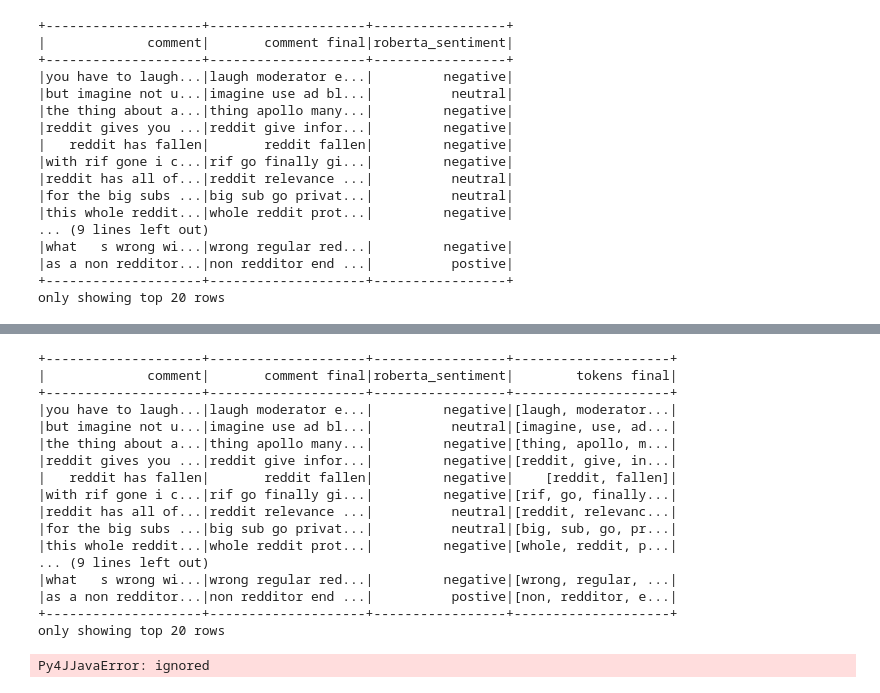
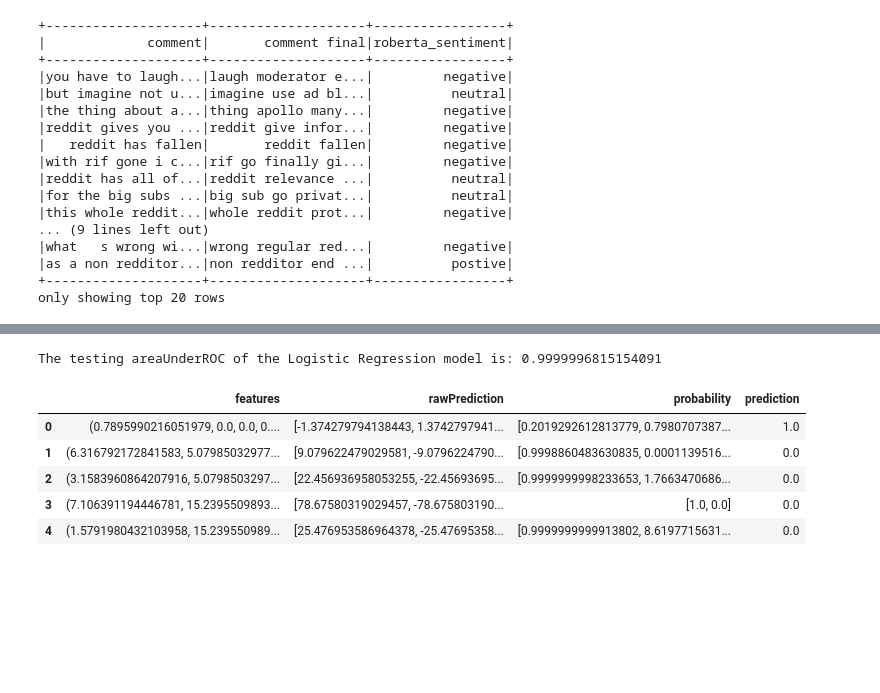
Before and after one commit to WilliamLu1999/Data-ML-Projects, a Jupyter notebook: reddit_api_sentiment_analysis_spark.ipynb, the cells around one changed output, grey strips where cells are left out. Drawn from its saved outputs; the diff is of its cells as text; code cells hidden in the pictures; blank space fills up the shorter version.

Commit message:
sentiment analysis, statistical tests, text classification

```diff
--- a/reddit_api_sentiment_analysis_spark.ipynb
+++ b/reddit_api_sentiment_analysis_spark.ipynb
@@ -887,0 +965,6 @@ rc_sentiment_spark.select([func.count(func.when(func.isnan(c),c)).alias(c) for c
+# %%
+from pyspark.ml.feature import IDF
+idf = IDF(inputCol="vectors", outputCol="features")
+idfModel = idf.fit(rc_sentiment_spark_vectors)
+rescaledData = idfModel.transform(rc_sentiment_spark_vectors)
+rescaledData.select("label", "features").show()
@@ -887,0 +991,5 @@ rc_sentiment_spark.select([func.count(func.when(func.isnan(c),c)).alias(c) for c
+# %%
+df_final = rescaledData.select("label", "features")
+seed = 42  # set seed for reproducibility
+train, test = df_final.randomSplit([0.7,0.3],seed)
+train.groupby("label").count().show()
@@ -888 +1009,8 @@ rc_sentiment_spark.select([func.count(func.when(func.isnan(c),c)).alias(c) for c
+# %%
+from pyspark.ml.classification import LogisticRegression
+lr = LogisticRegression(labelCol = "label", featuresCol = "features",maxIter = 10)
+model = lr.fit(train)
+# %%
+test_raw = test.select(['features'])
+pred = model.transform(test_raw)
 # %%
@@ -907,36 +1035,18 @@ rc_sentiment_spark.show()
 only showing top 20 rows
-# %%
-from pyspark.ml.feature import Tokenizer
-tokenizer = Tokenizer(inputCol="comment final", outputCol="tokens final")
-rc_sentiment_spark_tokens = tokenizer.transform(rc_sentiment_spark)
-# Convert a column to string
-# rc_sentiment_spark_tokens = rc_sentiment_spark_tokens.withColumn("comment final", rc_sentiment_spark_tokens["comment final"].cast("string"))
-rc_sentiment_spark_tokens.show()
-# %% [output]
-+--------------------+--------------------+-----------------+--------------------+
-|             comment|       comment final|roberta_sentiment|        tokens final|
-+--------------------+--------------------+-----------------+--------------------+
-|you have to laugh...|laugh moderator e...|         negative|[laugh, moderator...|
-|but imagine not u...|imagine use ad bl...|          neutral|[imagine, use, ad...|
-|the thing about a...|thing apollo many...|         negative|[thing, apollo, m...|
-|reddit gives you ...|reddit give infor...|         negative|[reddit, give, in...|
-|   reddit has fallen|       reddit fallen|         negative|    [reddit, fallen]|
-|with rif gone i c...|rif go finally gi...|         negative|[rif, go, finally...|
-|reddit has all of...|reddit relevance ...|          neutral|[reddit, relevanc...|
-|for the big subs ...|big sub go privat...|          neutral|[big, sub, go, pr...|
-|this whole reddit...|whole reddit prot...|         negative|[whole, reddit, p...|
-... (9 lines left out)
-|what   s wrong wi...|wrong regular red...|         negative|[wrong, regular, ...|
-|as a non redditor...|non redditor end ...|          postive|[non, redditor, e...|
-+--------------------+--------------------+-----------------+--------------------+
-only showing top 20 rows
-# %%
-from pyspark.ml.feature import CountVectorizer
-cv = CountVectorizer()
-cv.setInputCol("tokens final")
-cv.setOutputCol("vectors")
-model = cv.fit(rc_sentiment_spark_tokens)
-model.setInputCol("raw")
-model.transform(rc_sentiment_spark_tokens).show(truncate=False)
-# %% [output]
-Py4JJavaError: ignored
+# %%
+from pyspark.ml.evaluation import BinaryClassificationEvaluator
+eval = BinaryClassificationEvaluator(labelCol = "prediction", metricName='areaUnderROC')
+areaUnderROC = eval.evaluate(pred)
+print(f"The testing areaUnderROC of the Logistic Regression model is: {areaUnderROC}")
+# %% [output]
+The testing areaUnderROC of the Logistic Regression model is: 0.9999996815154091
+# %%
+pred_pd = pred.toPandas()
+pred_pd.head()
+# %% [output]
+|  | features | rawPrediction | probability | prediction |
+| 0 | (0.7895990216051979, 0.0, 0.0, 0.... | [-1.374279794138443, 1.3742797941... | [0.2019292612813779, 0.7980707387... | 1.0 |
+| 1 | (6.316792172841583, 5.07985032977... | [9.079622479029581, -9.0796224790... | [0.9998860483630835, 0.0001139516... | 0.0 |
+| 2 | (3.1583960864207916, 5.0798503297... | [22.456936958053255, -22.45693695... | [0.9999999998233653, 1.7663470686... | 0.0 |
+| 3 | (7.106391194446781, 15.2395509893... | [78.67580319029457, -78.675803190... | [1.0, 0.0] | 0.0 |
+| 4 | (1.5791980432103958, 15.239550989... | [25.476953586964378, -25.47695358... | [0.9999999999913802, 8.6197715631... | 0.0 |
```
Also changed, not shown: parts of 39 cells of this notebook.
